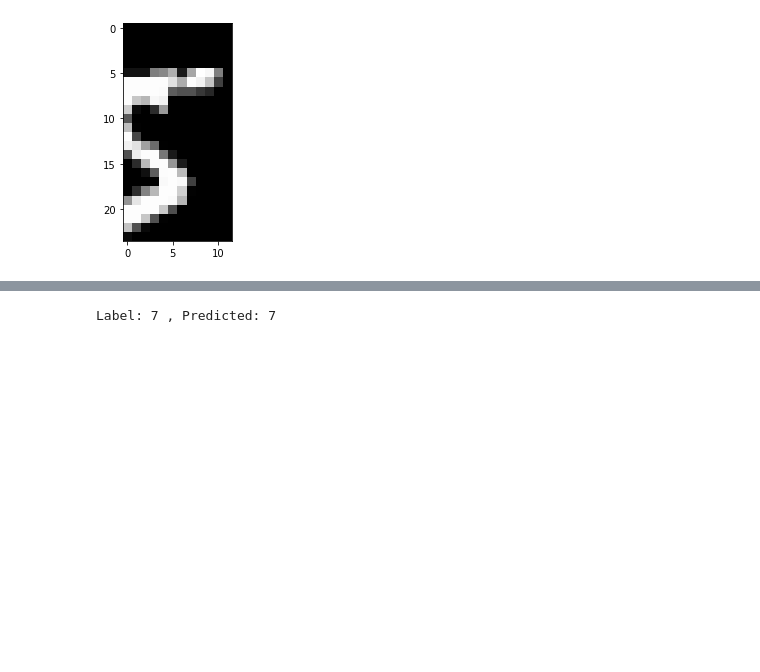
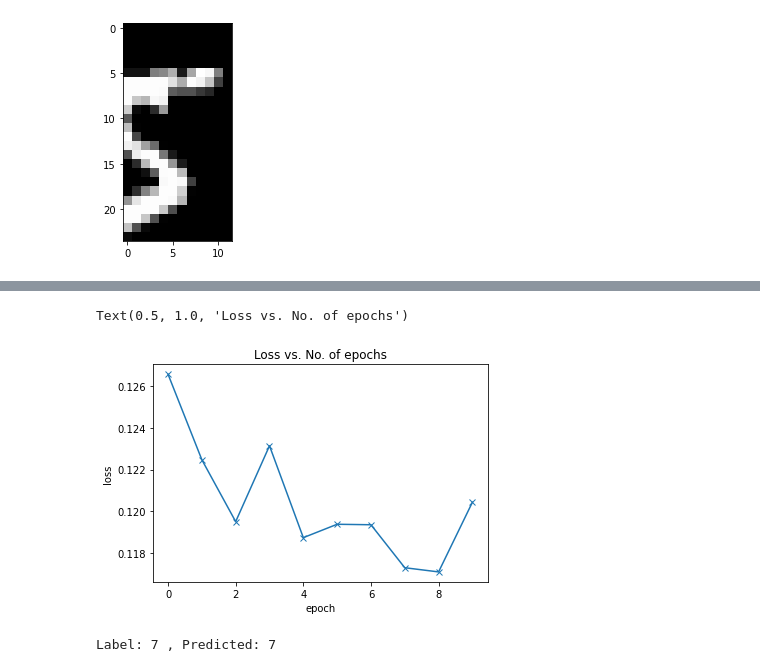
Before and after one commit to Nempickaxe/pytorch, a Jupyter notebook: logistic_regression.ipynb, the cells around one changed output, grey strips where cells are left out. Saved outputs shown, nothing was run; the diff lists cells and outputs as text; code cells hidden in the pictures; blank space fills up the shorter version.

Commit message:
2 layered model

```diff
--- a/logistic_regression.ipynb
+++ b/logistic_regression.ipynb
@@ -96,3 +141,6 @@ def fit(epochs, lr, model, train_loader, val_loader, opt_func=torch.optim.SGD):
+# %%
+train_loader = DeviceDataLoader(train_loader, device)
+val_loader = DeviceDataLoader(val_loader, device)
 # %%
-history1 = fit(5, 0.001, model, train_loader, val_loader)
+history1 = fit(5, 0.5, model, train_loader, val_loader)
 # %% [output]
@@ -111,0 +152,2 @@ history1
+# %%
+history2 = fit(5, 0.1, model, train_loader, val_loader)
@@ -112,3 +160,14 @@ history1
+# %%
+history = history1+history2
+# %%
+losses = [x['val_loss'] for x in history]
+plt.plot(losses, '-x')
+plt.xlabel('epoch')
+plt.ylabel('loss')
+plt.title('Loss vs. No. of epochs')
+# %% [output]
+Text(0.5, 1.0, 'Loss vs. No. of epochs')
+[figure, added]
 # %%
 def predict(image, model=model):
     xb = image.unsqueeze(0)
```
Also changed, not shown: parts of 8 cells of this notebook.
